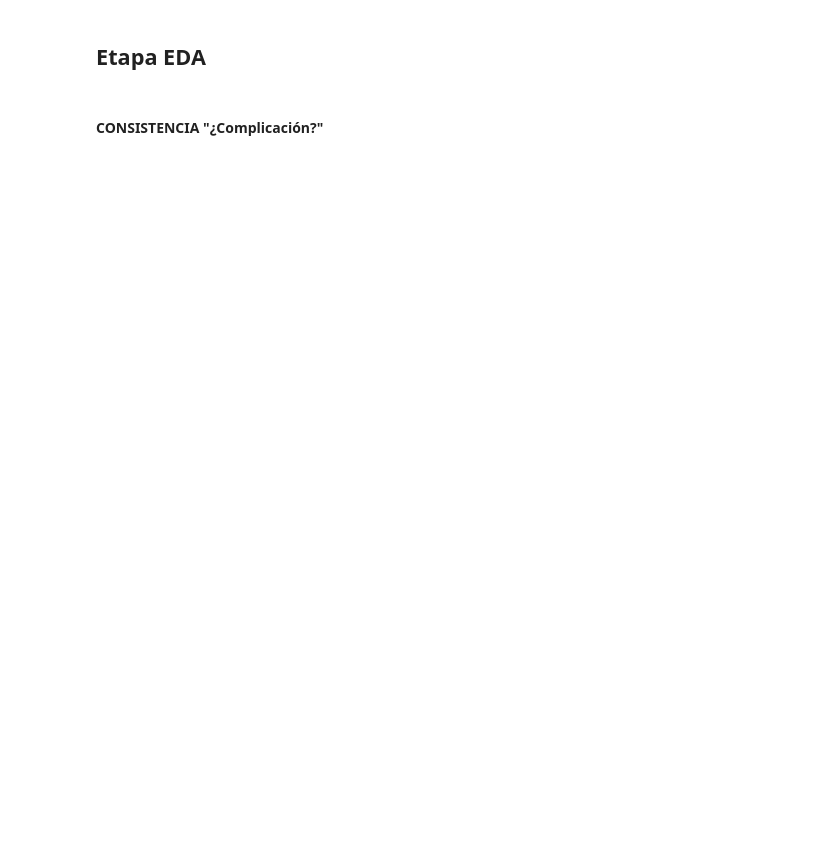
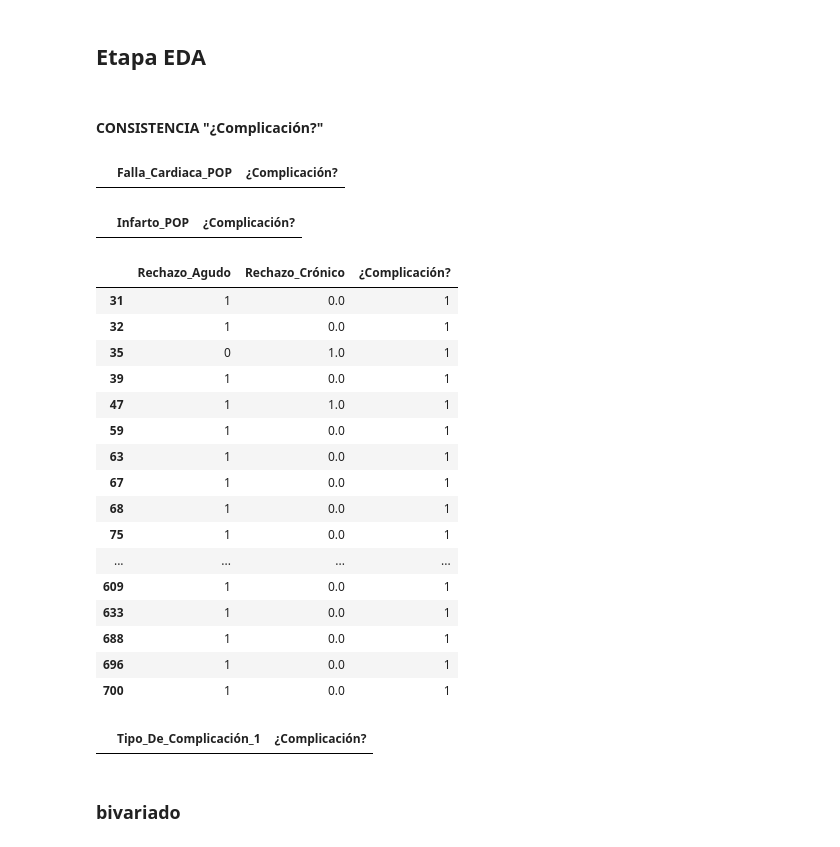
Before and after one commit to Traintain/MINE4101-202520-Proyecto-Transplantes-Hepaticos, a Jupyter notebook: BI_transplante_hepatico_JARM.ipynb, the cells around one changed output. Cells and saved outputs as stored; diff of their text form; code cells hidden in the pictures; blank space fills up the shorter version.

```diff
--- a/BI_transplante_hepatico_JARM.ipynb
+++ b/BI_transplante_hepatico_JARM.ipynb
@@ -1395,3 +1403,16 @@ df_trans_hepatico.loc[
     ])) & (df_trans_hepatico["¿Complicación?"] == 0),
     "¿Complicación?"
 ] = 1
+# %%
+df_trans_hepatico[["Falla_Cardiaca_POP","¿Complicación?"]].loc[(df_trans_hepatico["Falla_Cardiaca_POP"]== 1.0) & (df_trans_hepatico["¿Complicación?"]==0)]
+
+df_trans_hepatico.loc[
+   (df_trans_hepatico["Falla_Cardiaca_POP"]== 1.0) & (df_trans_hepatico["¿Complicación?"]==0),
+    "¿Complicación?"
+] = 1
+# %% [output]
+|  | Falla_Cardiaca_POP | ¿Complicación? |
+# %%
+df_trans_hepatico[["Infarto_POP","¿Complicación?"]].loc[(df_trans_hepatico["Infarto_POP"]== 1.0) & (df_trans_hepatico["¿Complicación?"]==0)]
+# %% [output]
+|  | Infarto_POP | ¿Complicación? |
@@ -1397,0 +1427,32 @@ df_trans_hepatico.loc[
+# %%
+df_trans_hepatico[["Rechazo_Agudo","Rechazo_Crónico","¿Complicación?"]].loc[((df_trans_hepatico["Rechazo_Agudo"]== 1.0) |(df_trans_hepatico["Rechazo_Crónico"]== 1.0) ) & (df_trans_hepatico["¿Complicación?"]==1)]
+
+
+# df_trans_hepatico.loc[
+#    (df_trans_hepatico["Infección_POP"]== 1.0) & (df_trans_hepatico["¿Complicación?"]==0),
+#     "¿Complicación?"
+# ] = 1
+# %% [output]
+|  | Rechazo_Agudo | Rechazo_Crónico | ¿Complicación? |
+| 31 | 1 | 0.0 | 1 |
+| 32 | 1 | 0.0 | 1 |
+| 35 | 0 | 1.0 | 1 |
+| 39 | 1 | 0.0 | 1 |
+| 47 | 1 | 1.0 | 1 |
+| 59 | 1 | 0.0 | 1 |
+| 63 | 1 | 0.0 | 1 |
+| 67 | 1 | 0.0 | 1 |
+| 68 | 1 | 0.0 | 1 |
+| 75 | 1 | 0.0 | 1 |
+| ... | ... | ... | ... |
+| 609 | 1 | 0.0 | 1 |
+| 633 | 1 | 0.0 | 1 |
+| 688 | 1 | 0.0 | 1 |
+| 696 | 1 | 0.0 | 1 |
+| 700 | 1 | 0.0 | 1 |
+# %%
+df_trans_hepatico[["Tipo_De_Complicación_1","¿Complicación?"]].loc[(df_trans_hepatico["Tipo_De_Complicación_1"]==1.0) & (df_trans_hepatico["¿Complicación?"]==0)]
+# %% [output]
+|  | Tipo_De_Complicación_1 | ¿Complicación? |
+# %% [markdown]
+### bivariado
```
Also changed, not shown: parts of 5 cells of this notebook.
